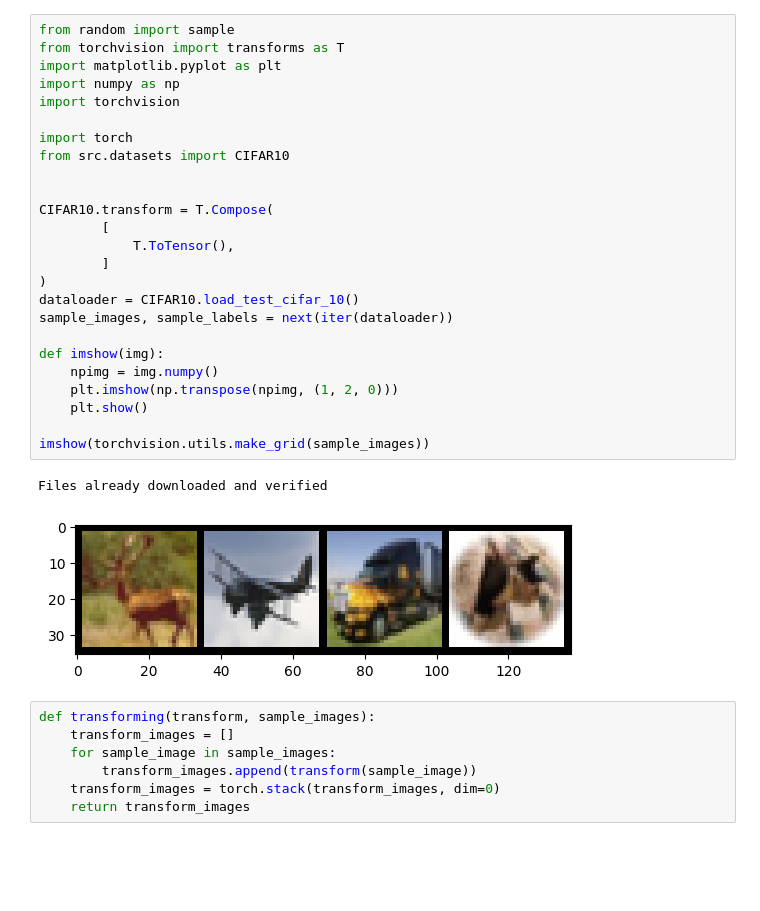
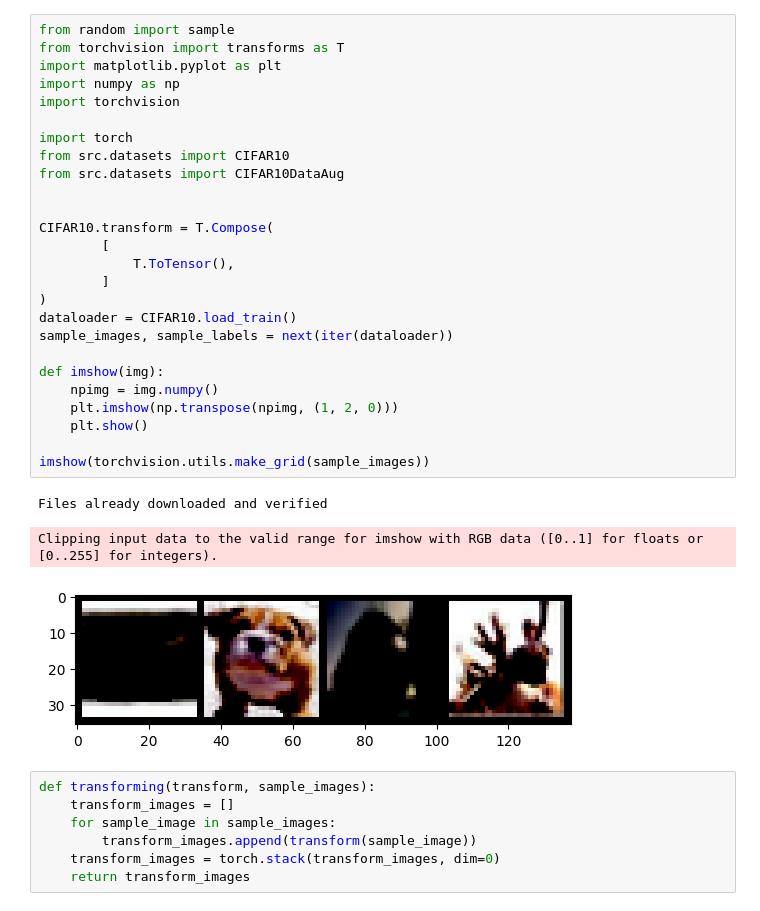
Before and after one commit to devhoodit/ml2-project, a Jupyter notebook: ml2/data_augmentation_eg.ipynb, the cells around one changed output. Saved outputs shown, nothing was run; the diff lists cells and outputs as text; blank space fills up the shorter version.

```diff
--- a/ml2/data_augmentation_eg.ipynb
+++ b/ml2/data_augmentation_eg.ipynb
@@ -1,31 +1,33 @@
 # %%
 from random import sample
 from torchvision import transforms as T
 import matplotlib.pyplot as plt
 import numpy as np
 import torchvision
 
 import torch
 from src.datasets import CIFAR10
+from src.datasets import CIFAR10DataAug
 
 
 CIFAR10.transform = T.Compose(
         [
             T.ToTensor(),
         ]
 )
-dataloader = CIFAR10.load_test_cifar_10()
+dataloader = CIFAR10.load_train()
 sample_images, sample_labels = next(iter(dataloader))
 
 def imshow(img):
     npimg = img.numpy()
     plt.imshow(np.transpose(npimg, (1, 2, 0)))
     plt.show()
 
 imshow(torchvision.utils.make_grid(sample_images))
 # %% [output]
 Files already downloaded and verified
+Clipping input data to the valid range for imshow with RGB data ([0..1] for floats or [0..255] for integers).
-[figure, old version]
+[figure, new version]
 # %%
 def transforming(transform, sample_images):
     transform_images = []
```
Also changed, not shown: 5 other files.
